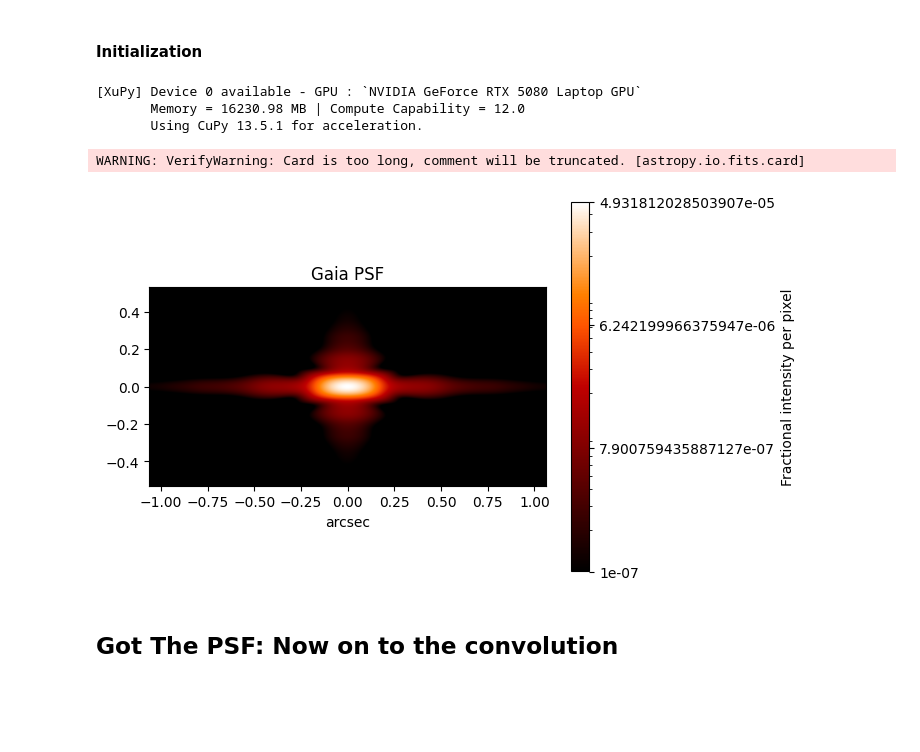
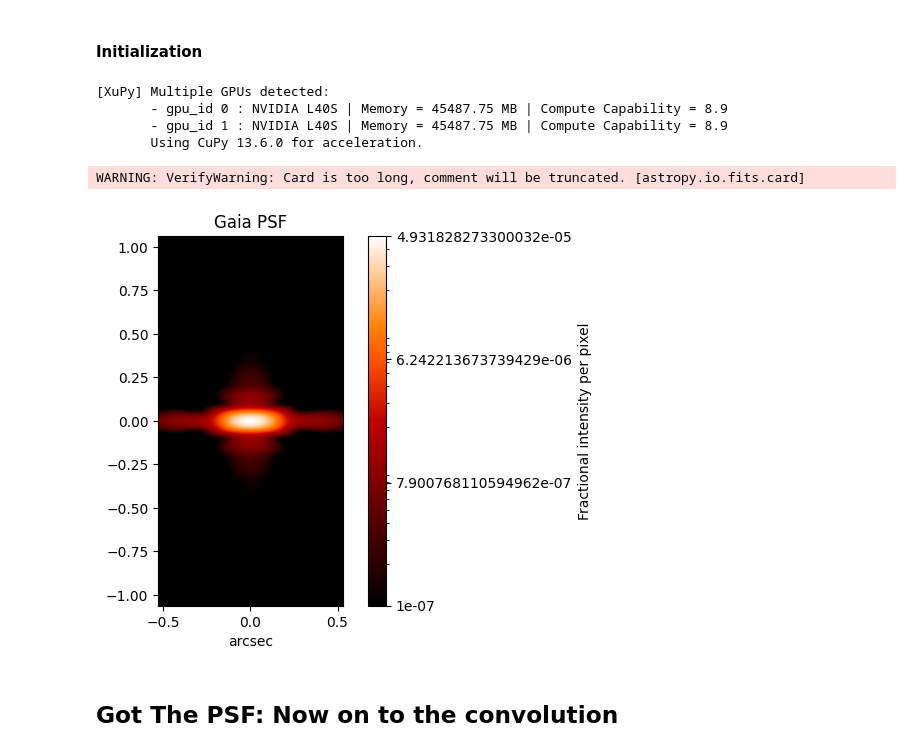
Before and after one commit to pietroferraiuolo/BINCAT, a Jupyter notebook: 01-psf-simulation.ipynb, the cells around one changed output. Drawn from its saved outputs; the diff is of its cells as text; code cells hidden in the pictures; blank space fills up the shorter version.

````diff
--- a/01-psf-simulation.ipynb
+++ b/01-psf-simulation.ipynb
@@ -29,9 +29,8 @@ def timer(func):
     return wrapper
 # %%
 import poppy
+from xupy import typings as xt
 import xupy as xp
-np = xp.np
-from xupy import typing as xt
 import astropy.units as u
 from astropy import convolution as c
 from astropy.io import fits
@@ -52,33 +51,32 @@ def rebinned(psf: fits.HDUList | xt.ArrayLike, rebin_factor: int, axis_ratio: tu
     px_ratio = (rebin_factor*axis_ratio[0], rebin_factor*axis_ratio[1])
     return poppy.utils.rebin_array(psf, px_ratio)
 # %% [output]
-[XuPy] Device 0 available - GPU : `NVIDIA GeForce RTX 5080 Laptop GPU`
-       Memory = 16230.98 MB | Compute Capability = 12.0
-       Using CuPy 13.5.1 for acceleration.
+[XuPy] Multiple GPUs detected:
+       - gpu_id 0 : NVIDIA L40S | Memory = 45487.75 MB | Compute Capability = 8.9
+       - gpu_id 1 : NVIDIA L40S | Memory = 45487.75 MB | Compute Capability = 8.9
+       Using CuPy 13.6.0 for acceleration.
 # %%
-poppy.conf.n_processes = 20
+poppy.conf.n_processes = 48
 poppy.conf.use_cupy = False
-poppy.conf.use_multiprocessing = True
+poppy.conf.use_multiprocessing = False
 # %%
 #```py
-poppy.conf.use_multiprocessing = False
-poppy.conf.n_processes = 20
 poppy.conf.double_precision = False
 
 M1 = poppy.RectangleAperture(name="Primary Mirror", height=1.45*u.m, width=0.5*u.m)
 # M2 = poppy.RectangleAperture(name="Beam Collimator / Secondary Mirror",width=0.35*u.m, height=0.2*u.m)
 telescope = poppy.OpticalSystem(name="Gaia", oversample=1, verbose=True)
 
 telescope.add_pupil(M1)
-telescope.add_detector(name="SkyPLANE", pixelscale=0.001*(u.arcsec/u.pixel), fov_pixels=(1062,2124), oversample=1)
+telescope.add_detector(name="SkyPLANE", pixelscale=0.001*(u.arcsec/u.pixel), fov_pixels=(2124,1062), oversample=1)
 
 psf = telescope.calc_psf(progressbar=True, return_final=True, source={'wavelengths': Gpb['lambda'], 'weights': weights['G']})
 
 poppy.utils.display_psf(psf[0], title="Gaia PSF", vmax=psf[0][0].data.max())
-psf[0].writeto("data/simulations/PSFs/20250923_3_gaia_psf.fits", overwrite=True)
+psf[0].writeto("data/simulations/PSFs/20250923_3_gaia_psf_T.fits", overwrite=True)
 # %% [output]
 WARNING: VerifyWarning: Card is too long, comment will be truncated. [astropy.io.fits.card]
-[figure, old version]
+[figure, new version]
 # %% [markdown]
 ## Got The PSF: Now on to the convolution
 # %% [markdown]
````
Also changed, not shown: parts of 8 cells of this notebook, 2 other files.
